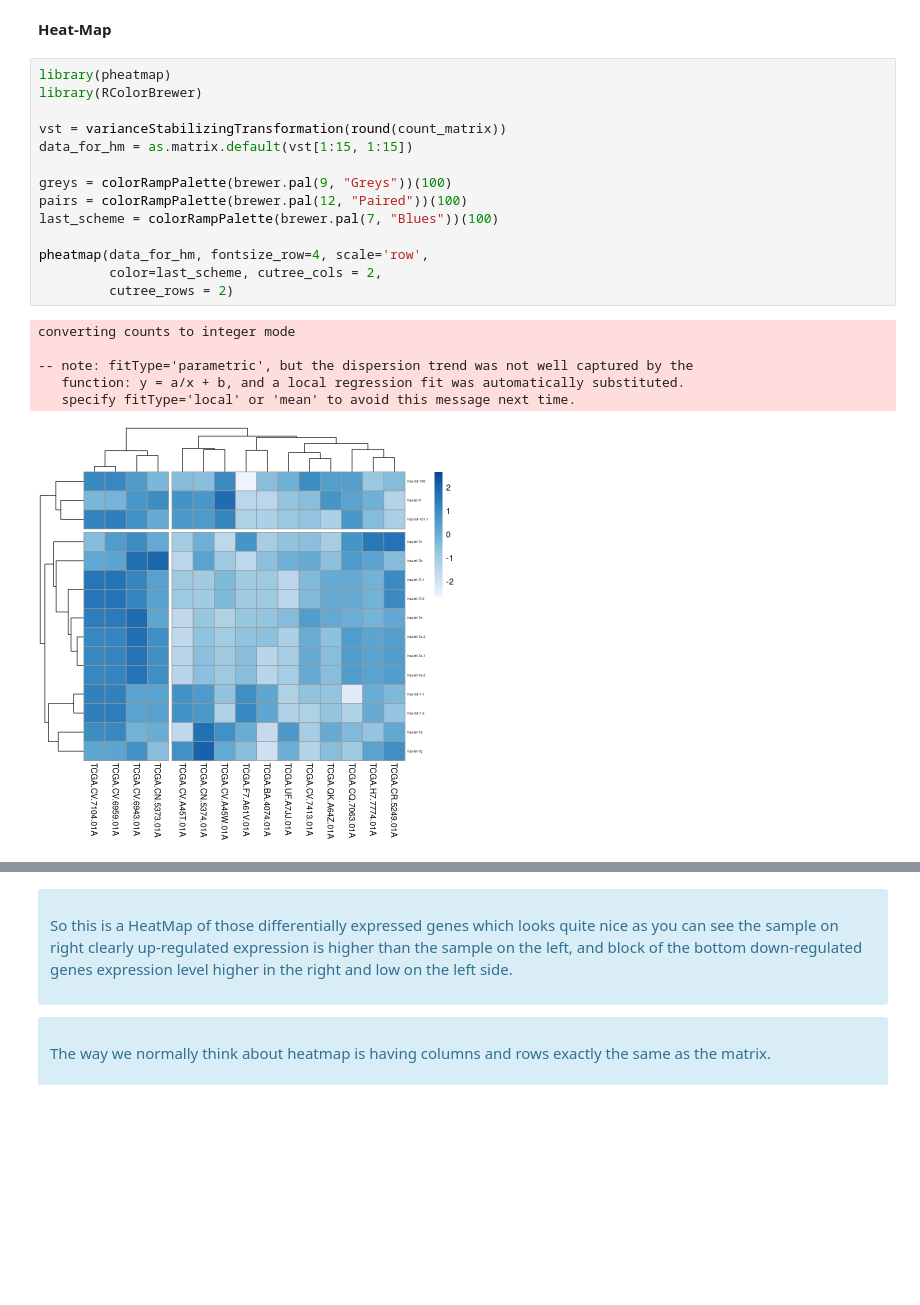
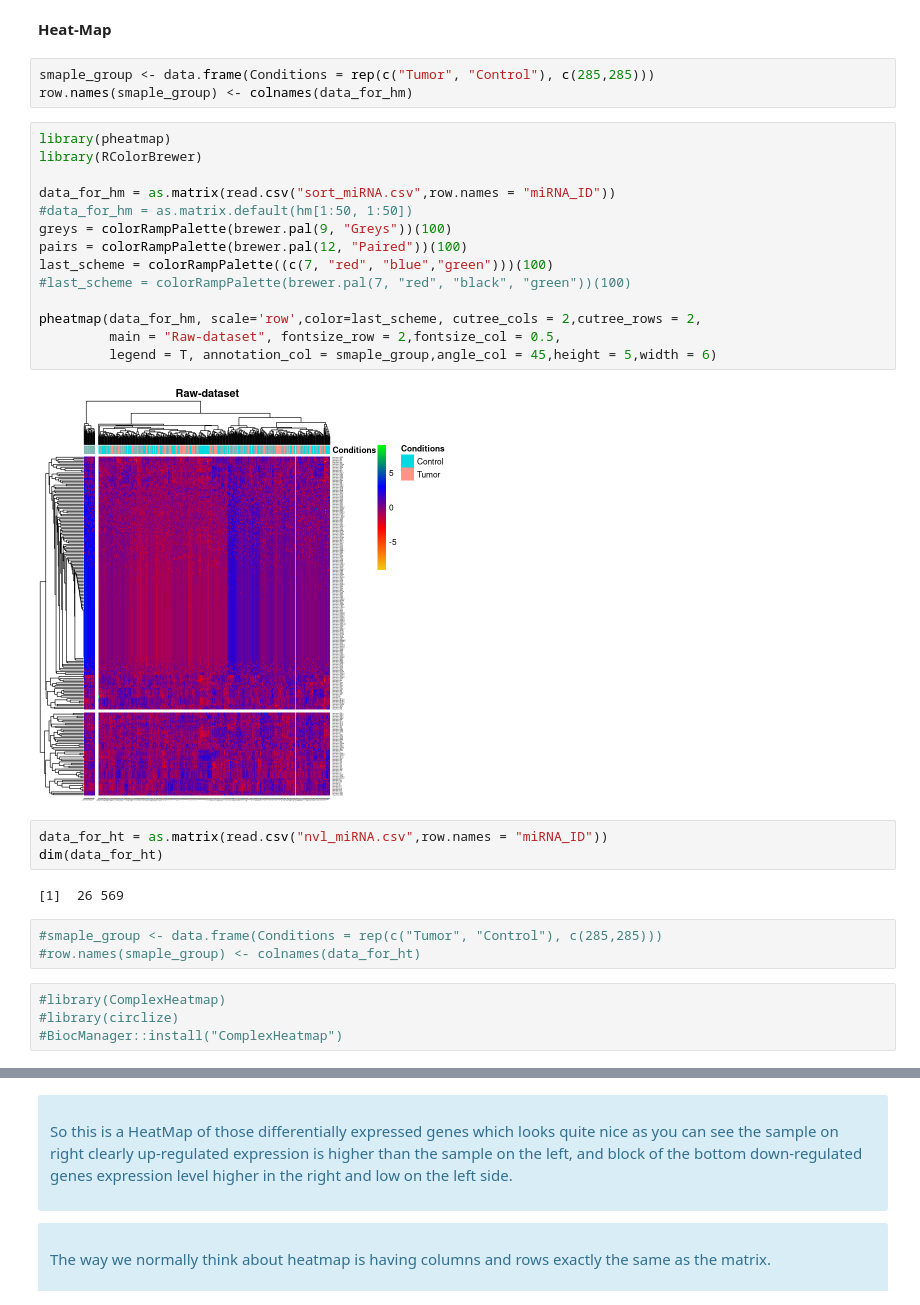
Before and after one commit to Mahendra687/RNA-Seq-data-analysis, a Jupyter notebook: mirRNA/miRNA_DESeqAnalysis.ipynb, the cells around one changed output, grey strips where cells are left out. Cells and saved outputs as stored; diff of their text form; blank space fills up the shorter version.

```diff
--- a/mirRNA/miRNA_DESeqAnalysis.ipynb
+++ b/mirRNA/miRNA_DESeqAnalysis.ipynb
@@ -196,24 +181,34 @@ The p-values are represented in two ways:
 so when we consider which genes are differentially expressed it is the padj columns values that we consider for the analysis.
 # %% [markdown]
 **Heat-Map**
+# %%
+smaple_group <- data.frame(Conditions = rep(c("Tumor", "Control"), c(285,285)))
+row.names(smaple_group) <- colnames(data_for_hm)
 # %%
 library(pheatmap)
 library(RColorBrewer)
 
-vst = varianceStabilizingTransformation(round(count_matrix))
-data_for_hm = as.matrix.default(vst[1:15, 1:15])
-
+data_for_hm = as.matrix(read.csv("sort_miRNA.csv",row.names = "miRNA_ID"))
+#data_for_hm = as.matrix.default(hm[1:50, 1:50])
 greys = colorRampPalette(brewer.pal(9, "Greys"))(100)
 pairs = colorRampPalette(brewer.pal(12, "Paired"))(100)
-last_scheme = colorRampPalette(brewer.pal(7, "Blues"))(100)
+last_scheme = colorRampPalette((c(7, "red", "blue","green")))(100)
+#last_scheme = colorRampPalette(brewer.pal(7, "red", "black", "green"))(100)
 
-pheatmap(data_for_hm, fontsize_row=4, scale='row',
-         color=last_scheme, cutree_cols = 2,
-         cutree_rows = 2)
+pheatmap(data_for_hm, scale='row',color=last_scheme, cutree_cols = 2,cutree_rows = 2,
+         main = "Raw-dataset", fontsize_row = 2,fontsize_col = 0.5,
+         legend = T, annotation_col = smaple_group,angle_col = 45,height = 5,width = 6)
 # %% [output]
-converting counts to integer mode
-
--- note: fitType='parametric', but the dispersion trend was not well captured by the
-   function: y = a/x + b, and a local regression fit was automatically substituted.
-   specify fitType='local' or 'mean' to avoid this message next time.
-[figure, old version]
+[figure, new version]
+# %%
+data_for_ht = as.matrix(read.csv("nvl_miRNA.csv",row.names = "miRNA_ID"))
+dim(data_for_ht)
+# %% [output]
+[1]  26 569
+# %%
+#smaple_group <- data.frame(Conditions = rep(c("Tumor", "Control"), c(285,285)))
+#row.names(smaple_group) <- colnames(data_for_ht)
+# %%
+#library(ComplexHeatmap)
+#library(circlize)
+#BiocManager::install("ComplexHeatmap")
```
Also changed, not shown: parts of 26 cells of this notebook.
